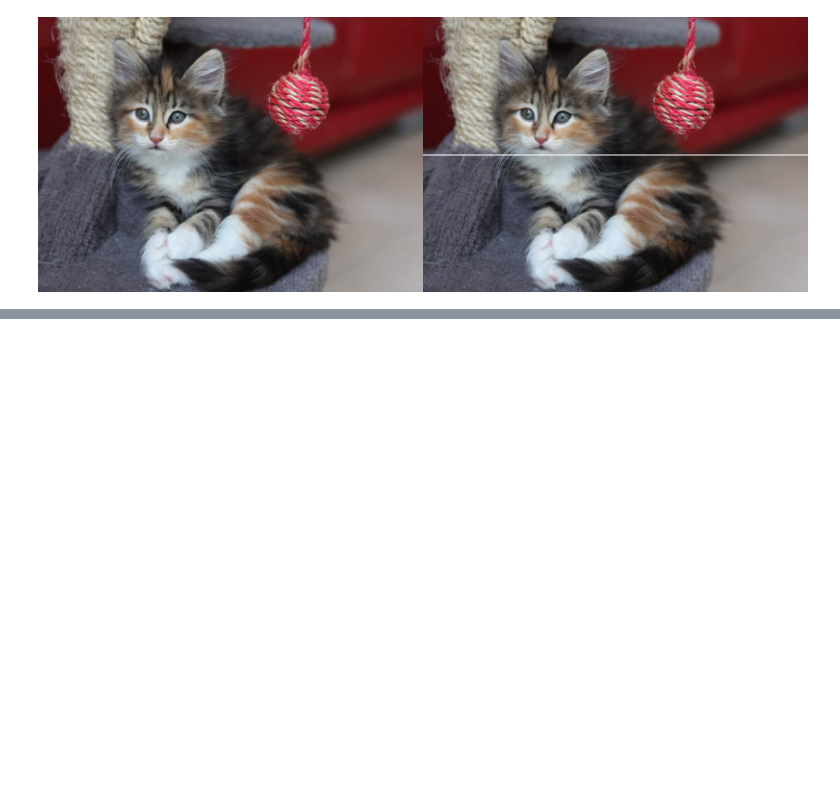
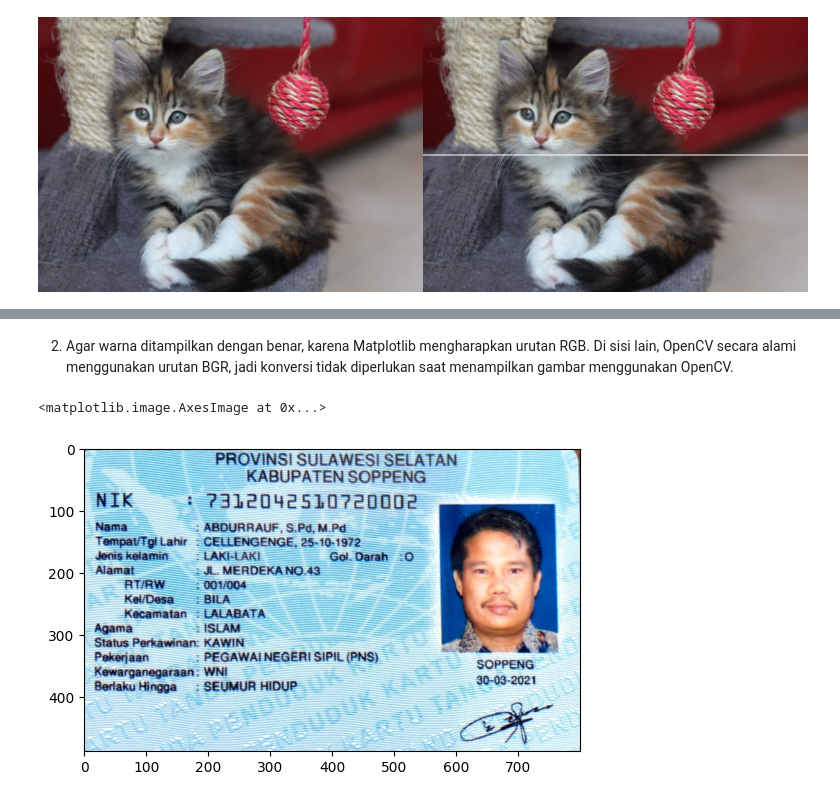
Before and after one commit to mafazann/PCVK_Ganjil_2023, a Jupyter notebook: Week1.ipynb, the cells around one changed output, grey strips where cells are left out. Drawn from its saved outputs; the diff is of its cells as text; code cells hidden in the pictures; blank space fills up the shorter version.

```diff
--- a/Week1.ipynb
+++ b/Week1.ipynb
@@ -89,0 +225,8 @@ rendah!
+# %% [markdown]
+2. Agar warna ditampilkan dengan benar, karena Matplotlib mengharapkan urutan RGB. Di sisi lain, OpenCV secara alami menggunakan urutan BGR, jadi konversi tidak diperlukan saat menampilkan gambar menggunakan OpenCV.
+# %%
+gambar_rgb = cv2.cvtColor(gambar, cv2.COLOR_BGR2RGB)
+plt.imshow(gambar_rgb)
+# %% [output]
+<matplotlib.image.AxesImage at 0x...>
+[figure, added]
```
Also changed, not shown: parts of 7 cells of this notebook.
